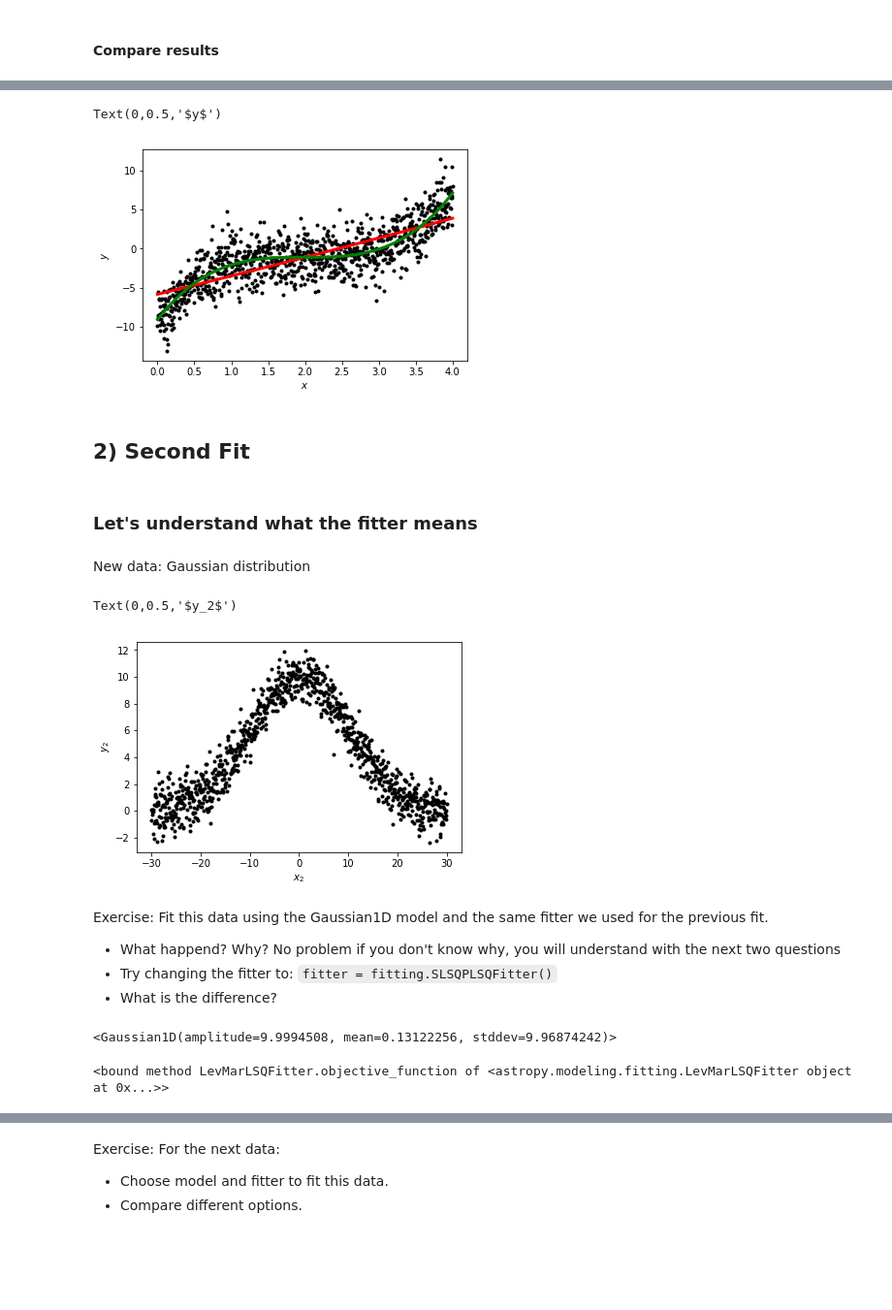
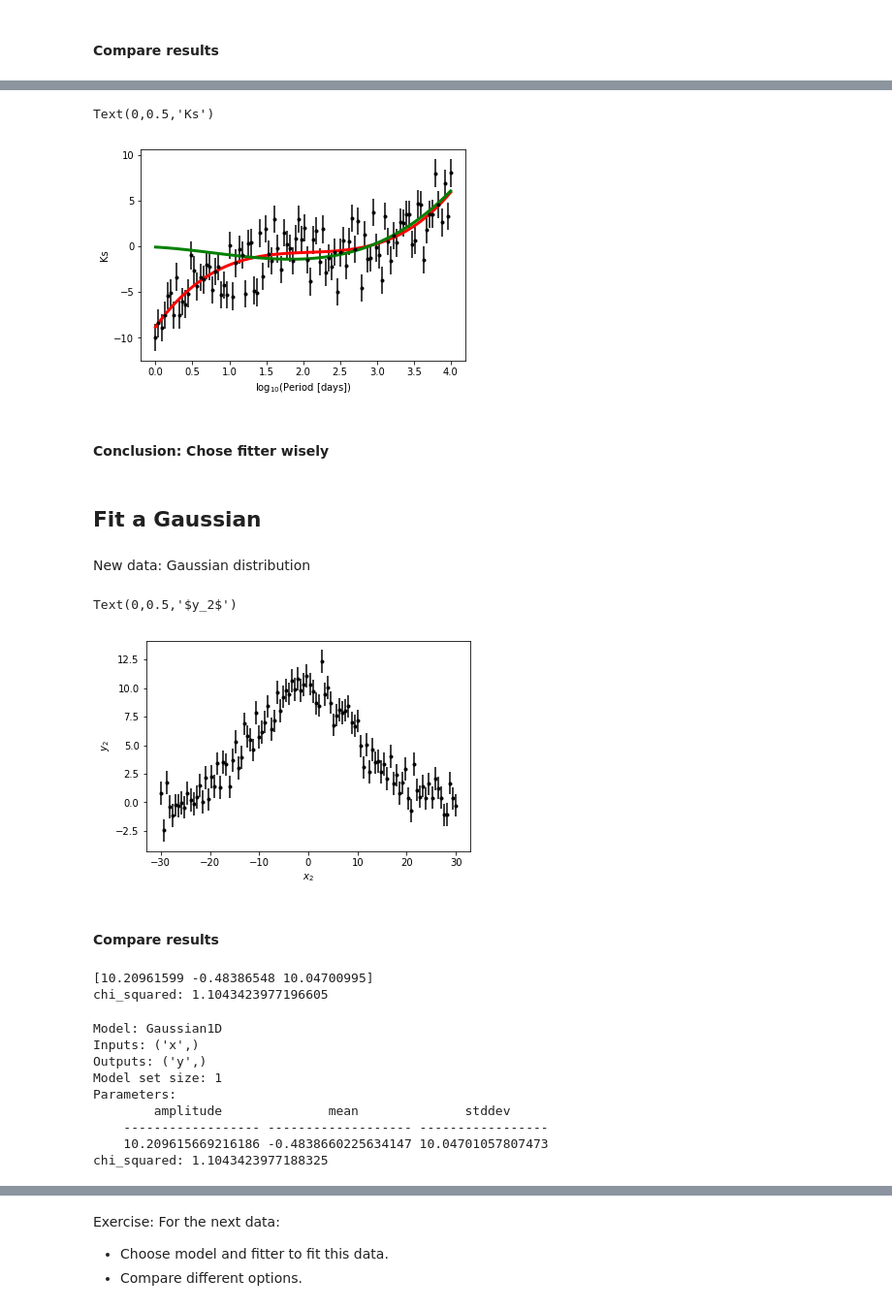
Before and after one commit to rkiman/Tutorials, a Jupyter notebook: Models-Quick-Fit/Models-Quick-Fit.ipynb, the cells around one changed output, grey strips where cells are left out. Shown at 97% size. Cells and saved outputs as stored; diff of their text form; code cells hidden in the pictures; blank space fills up the shorter version.

Commit message:
code for lineal, polynomial and gaussian fit

```diff
--- a/Models-Quick-Fit/Models-Quick-Fit.ipynb
+++ b/Models-Quick-Fit/Models-Quick-Fit.ipynb
@@ -46,8 +85,11 @@ Note: For this template I'm going to use fake data, but for the real tutorial I'
 # %%
-x1 = np.linspace(0, 4, 1000)  # Makes an array from 0 to 4 of 1000 elements
+N = 100
+x1 = np.linspace(0, 4, N)  # Makes an array from 0 to 4 of 1000 elements
 y1 = x1**3 - 6*x1**2 + 12*x1 - 9
 # Now we add some noise to the data
 y1 = np.array([y_point + np.random.normal(0,2) for y_point in y1])
+sigma = 1.5
+y1_err = np.ones(N)*sigma
 # %% [markdown]
 Let's plot it to see how it looks like:
 # %%
@@ -87,0 +102,7 @@ best_fit2 = fitter(model_2, x1, y1)
+# %%
+model_1 = models.Polynomial1D(degree=3)
+fitter_1 = fitting.LinearLSQFitter()
+best_fit_1 = fitter_1(model_1, x1, y1, weights = 1.0/y1_err)
+
+fitter_2 = fitting.SimplexLSQFitter()
+best_fit_2 = fitter_2(model_1, x1, y1, weights = 1.0/y1_err)
@@ -98,16 +144,16 @@ best_fit2
 # %%
-plt.plot(x1, y1, 'k.')
-plt.plot(x1, best_fit1(x1), color='r', linewidth=3)
-plt.plot(x1, best_fit2(x1), color='g', linewidth=3)
-plt.xlabel('$x$')
-plt.ylabel('$y$')
+plt.errorbar(x1, y1, yerr=y1_err,fmt='k.')
+plt.plot(x1, best_fit_1(x1), color='r', linewidth=3)
+plt.plot(x1, best_fit_2(x1), color='g', linewidth=3)
+plt.xlabel(r'$\log_{10}$(Period [days])')
+plt.ylabel('Ks')
 # %% [output]
-Text(0,0.5,'$y$')
+Text(0,0.5,'Ks')
-[figure, old version]
+[figure, new version]
+# %% [markdown]
+#### Conclusion: Chose fitter wisely
 # %% [markdown]
-## 2) Second Fit
+## Fit a Gaussian
-# %% [markdown]
-### Let's understand what the fitter means
 # %% [markdown]
 New data: Gaussian distribution
 # %%
@@ -118,15 +167,10 @@ y2 = np.array([y_point + np.random.normal(0, 1) for y_point in y2])
 # %%
-plt.plot(x2, y2, 'k.')
+plt.errorbar(x2, y2, yerr=y2_err, fmt='k.')
 plt.xlabel('$x_2$')
 plt.ylabel('$y_2$')
 # %% [output]
 Text(0,0.5,'$y_2$')
-[figure, old version]
+[figure, new version]
-# %% [markdown]
-Exercise: Fit this data using the Gaussian1D model and the same fitter we used for the previous fit.
-* What happend? Why? No problem if you don't know why, you will understand with the next two questions
-* Try changing the fitter to: `fitter = fitting.SLSQPLSQFitter()`
-* What is the difference?
 # %%
 model_gaussian = models.Gaussian1D()
 fitter = fitting.LevMarLSQFitter()
@@ -134,4 +177,0 @@ best_fit2 = fitter(model_gaussian, x2, y2)
-# %%
-best_fit2
-# %% [output]
-<Gaussian1D(amplitude=9.9994508, mean=0.13122256, stddev=9.96874242)>
@@ -140,4 +177,0 @@ y_fit = best_fit2.amplitude.value * np.exp(-(x2-best_fit2.mean.value)**2 / (2*be
-# %%
-fitter.objective_function
-# %% [output]
-<bound method LevMarLSQFitter.objective_function of <astropy.modeling.fitting.LevMarLSQFitter object at 0x...>>
@@ -144 +187,24 @@ fitter.objective_function
+# %% [markdown]
+#### Compare results
+# %%
+print(popt)
+chi_squared = 1.0/(N-3)*sum(((best_fit_2 - y2)/y2_err)**2)
+print('chi_squared: {}'.format(chi_squared))
+# %% [output]
+[10.20961599 -0.48386548 10.04700995]
+chi_squared: 1.1043423977196605
+# %%
+print(best_fit_1)
+chi_squared = 1.0/(N-3)*sum(((best_fit_1(x2) - y2)/y2_err)**2)
+print('chi_squared: {}'.format(chi_squared))
+# %% [output]
+Model: Gaussian1D
+Inputs: ('x',)
+Outputs: ('y',)
+Model set size: 1
+Parameters:
+        amplitude              mean              stddev
+    ------------------ ------------------- -----------------
+    10.209615669216186 -0.4838660225634147 10.04701057807473
+chi_squared: 1.1043423977188325
 # %%
```
Also changed, not shown: parts of 38 cells of this notebook.
